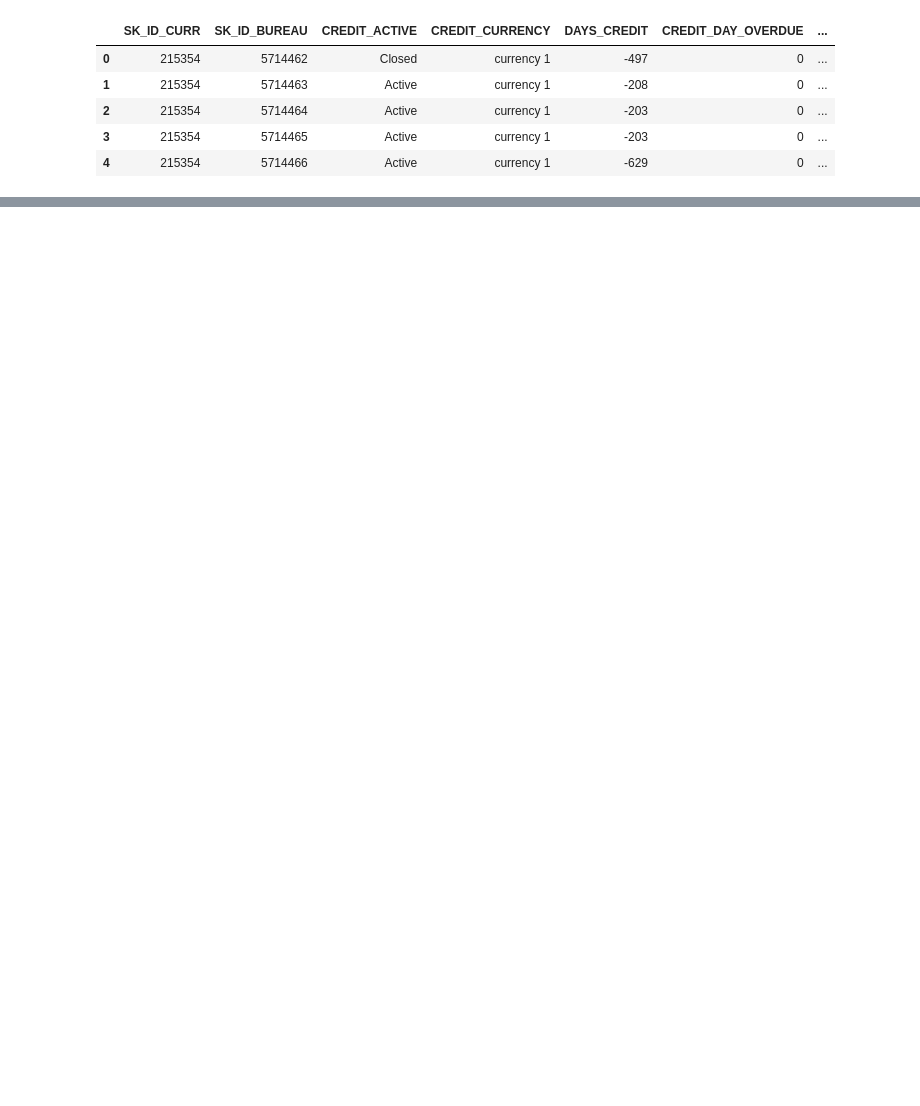
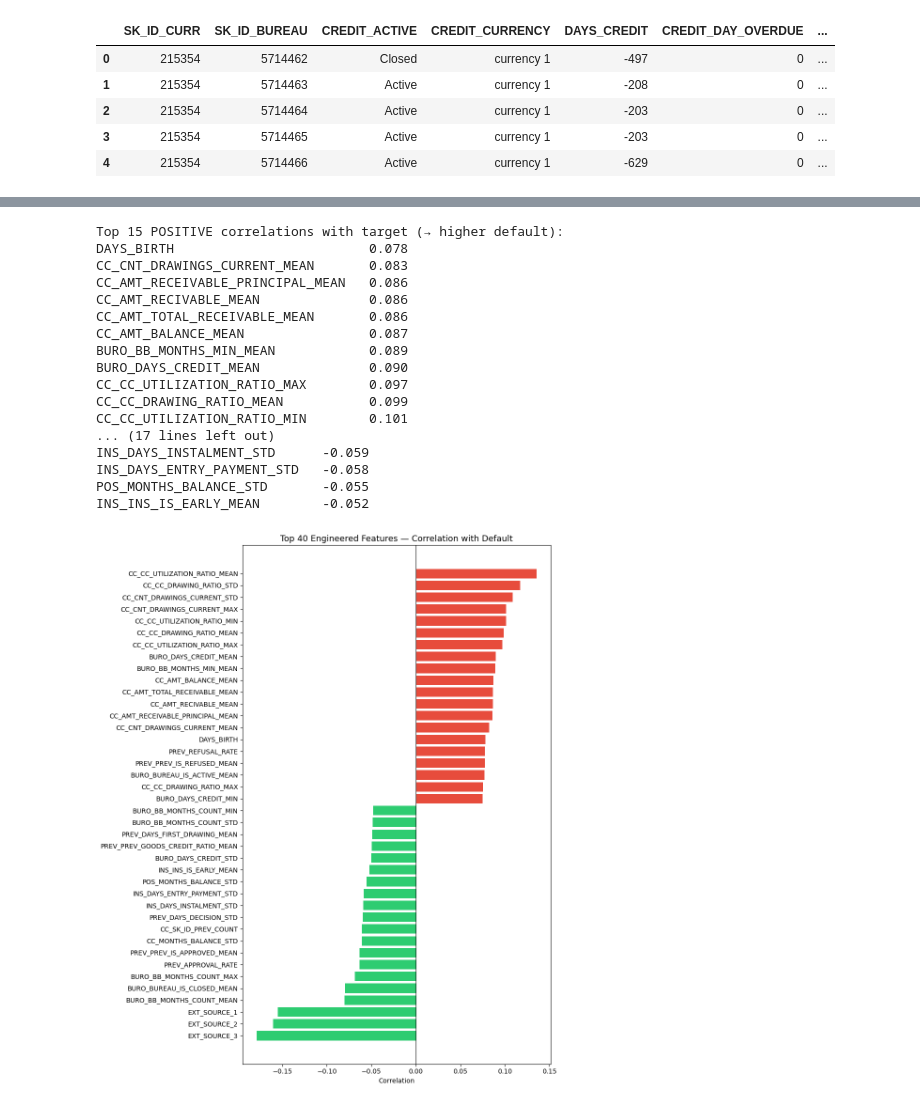
Before and after one commit to Priyanshi0004/home-credit-default-risk, a Jupyter notebook: notebooks/Feature_eng.ipynb, the cells around one changed output, grey strips where cells are left out. Cells and saved outputs as stored; diff of their text form; code cells hidden in the pictures; blank space fills up the shorter version.

```diff
--- a/notebooks/Feature_eng.ipynb
+++ b/notebooks/Feature_eng.ipynb
@@ -11,7 +11,7 @@ pd.set_option('display.float_format', lambda x: '%.3f' % x)
 
 print("Loading all datasets...")
 
-train        = pd.read_csv(r'C:\Users\Priyanshi Mittal\home-credit-default-risk\data\application_test.csv')
+train        = pd.read_csv(r'C:\Users\Priyanshi Mittal\home-credit-default-risk\data\application_train.csv')
 test         = pd.read_csv(r'C:\Users\Priyanshi Mittal\home-credit-default-risk\data\application_test.csv')
 bureau       = pd.read_csv(r'C:\Users\Priyanshi Mittal\home-credit-default-risk\data\bureau.csv')
 bur_bal      = pd.read_csv(r'C:\Users\Priyanshi Mittal\home-credit-default-risk\data\bureau_balance.csv')
@@ -201,0 +431,18 @@ Engineering bureau features...
+# %%
+TARGET_COL = 'TARGET'
+ID_COL     = 'SK_ID_CURR'
+
+# Separate features and target
+X_train = train_fe.drop(columns=[TARGET_COL, ID_COL])
+y_train = train_fe[TARGET_COL]
+X_test  = test_fe.drop(columns=[ID_COL], errors='ignore')
+
+# Align columns (test may be missing some columns after merge)
+X_test = X_test.reindex(columns=X_train.columns, fill_value=0)
+
+print(f"X_train: {X_train.shape}")
+print(f"y_train: {y_train.shape}  →  Default rate: {y_train.mean()*100:.2f}%")
+print(f"X_test:  {X_test.shape}")
+
+# Save IDs for submission later
+test_ids = test_fe[ID_COL]
@@ -201,0 +477,43 @@ Engineering bureau features...
+# %%
+# Quick correlation check on new features with target
+new_feat_corr = pd.Series(
+    [X_train[col].corr(y_train) for col in X_train.columns],
+    index=X_train.columns
+).dropna().sort_values()
+
+print("Top 15 POSITIVE correlations with target (→ higher default):")
+print(new_feat_corr.tail(15).to_string())
+
+print("\nTop 15 NEGATIVE correlations with target (→ lower default):")
+print(new_feat_corr.head(15).to_string())
+
+# Plot
+fig, ax = plt.subplots(figsize=(10, 12))
+top = pd.concat([new_feat_corr.head(20), new_feat_corr.tail(20)])
+colors = ['#e74c3c' if v > 0 else '#2ecc71' for v in top.values]
+ax.barh(top.index, top.values, color=colors)
+ax.axvline(0, color='black', linewidth=0.8)
+ax.set_title('Top 40 Engineered Features — Correlation with Default', fontsize=13)
+ax.set_xlabel('Correlation')
+plt.tight_layout()
+plt.savefig('../outputs/fe_feature_importance_corr.png', dpi=150, bbox_inches='tight')
+plt.show()
+# %% [output]
+Top 15 POSITIVE correlations with target (→ higher default):
+DAYS_BIRTH                         0.078
+CC_CNT_DRAWINGS_CURRENT_MEAN       0.083
+CC_AMT_RECEIVABLE_PRINCIPAL_MEAN   0.086
+CC_AMT_RECIVABLE_MEAN              0.086
+CC_AMT_TOTAL_RECEIVABLE_MEAN       0.086
+CC_AMT_BALANCE_MEAN                0.087
+BURO_BB_MONTHS_MIN_MEAN            0.089
+BURO_DAYS_CREDIT_MEAN              0.090
+CC_CC_UTILIZATION_RATIO_MAX        0.097
+CC_CC_DRAWING_RATIO_MEAN           0.099
+CC_CC_UTILIZATION_RATIO_MIN        0.101
+... (17 lines left out)
+INS_DAYS_INSTALMENT_STD      -0.059
+INS_DAYS_ENTRY_PAYMENT_STD   -0.058
+POS_MONTHS_BALANCE_STD       -0.055
+INS_INS_IS_EARLY_MEAN        -0.052
+[figure, added]
```
Also changed, not shown: parts of 11 cells of this notebook.
